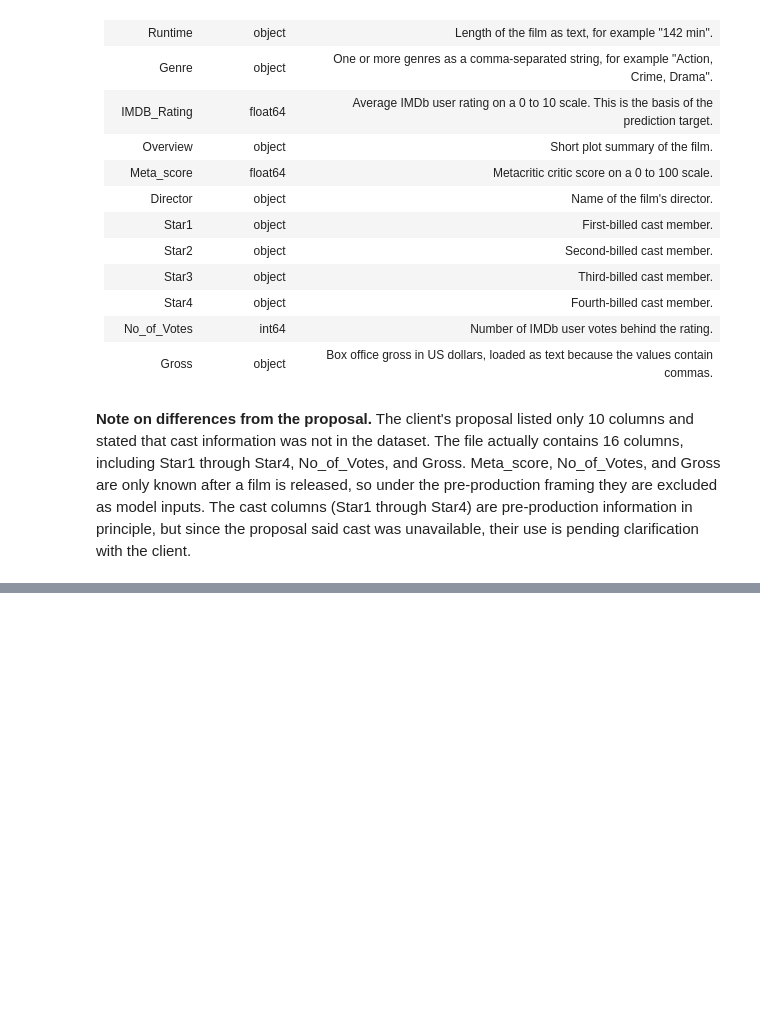
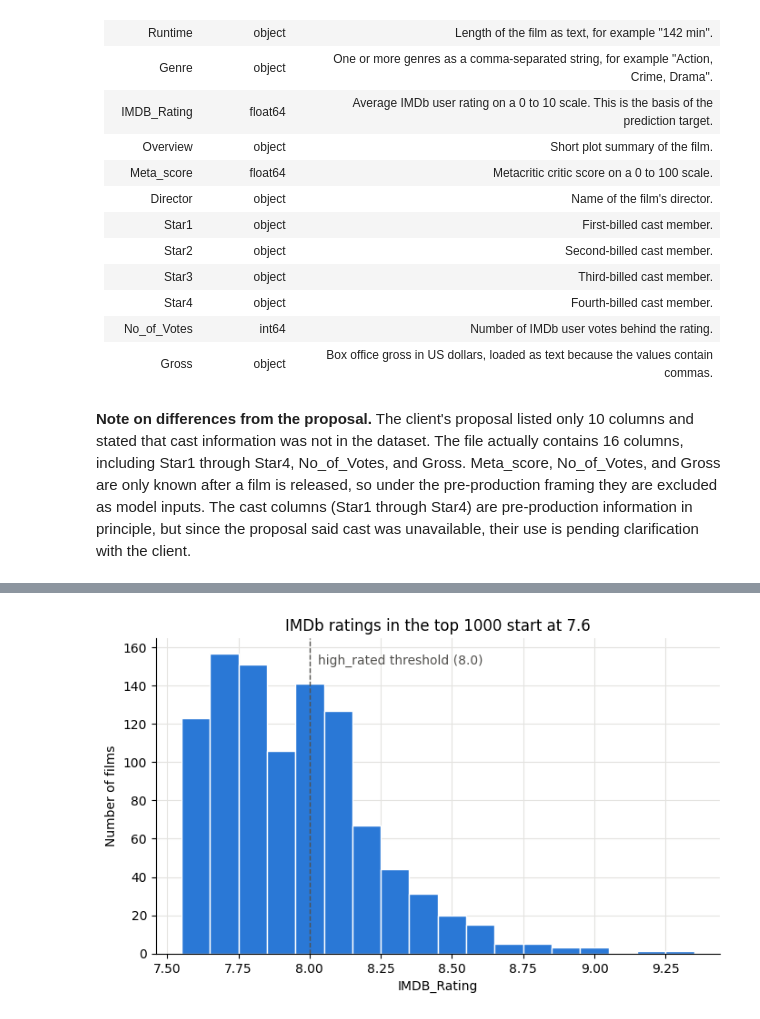
Before and after one commit to ekam-n/iat461-final-project, a Jupyter notebook: notebook.ipynb, the cells around one changed output, grey strips where cells are left out. Drawn from its saved outputs; the diff is of its cells as text; code cells hidden in the pictures; blank space fills up the shorter version.

```diff
--- a/notebook.ipynb
+++ b/notebook.ipynb
@@ -65,0 +72,3 @@ dtype: object
+# %%
+df["Runtime_Min"] = df["Runtime"].str.replace(" min", "").astype(int)
+print(df["Runtime_Min"].describe().round(1))
@@ -65,0 +87,5 @@ dtype: object
+# %%
+missing_before = df["Gross"].isna().sum()
+df["Gross"] = pd.to_numeric(df["Gross"].str.replace(",", ""), errors="coerce")
+print("Missing before conversion:", missing_before)
+print("Missing after conversion: ", df["Gross"].isna().sum())
@@ -65,0 +97,7 @@ dtype: object
+# %%
+year_numeric = pd.to_numeric(df["Released_Year"], errors="coerce")
+print(df.loc[year_numeric.isna(), ["Series_Title", "Released_Year", "Director"]])
+
+df.loc[df["Series_Title"] == "Apollo 13", "Released_Year"] = 1995
+df["Released_Year"] = df["Released_Year"].astype(int)
+print("\nYear range:", df["Released_Year"].min(), "to", df["Released_Year"].max())
@@ -65,0 +145,4 @@ dtype: object
+# %%
+df["high_rated"] = df["IMDB_Rating"] >= 8.0
+counts = df["high_rated"].value_counts()
+print(pd.DataFrame({"count": counts, "percent": (100 * counts / len(df)).round(1)}))
@@ -65,0 +156,22 @@ dtype: object
+# %%
+import numpy as np
+import matplotlib.pyplot as plt
+
+BLUE = "#2a78d6"
+INK = "#52514e"
+plt.rcParams.update({
+    "axes.spines.top": False, "axes.spines.right": False,
+    "axes.grid": True, "grid.color": "#e4e3e0", "grid.linewidth": 0.8,
+    "axes.axisbelow": True, "figure.dpi": 100,
+})
+
+fig, ax = plt.subplots(figsize=(8, 4.5))
+ax.hist(df["IMDB_Rating"], bins=np.arange(7.55, 9.45, 0.1), color=BLUE, edgecolor="white")
+ax.axvline(8.0, color=INK, linestyle="--", linewidth=1)
+ax.text(8.03, ax.get_ylim()[1] * 0.95, "high_rated threshold (8.0)", color=INK, va="top")
+ax.set_title("IMDb ratings in the top 1000 start at 7.6")
+ax.set_xlabel("IMDB_Rating")
+ax.set_ylabel("Number of films")
+plt.show()
+# %% [output]
+[figure, added]
```
Also changed, not shown: parts of 29 cells of this notebook.
